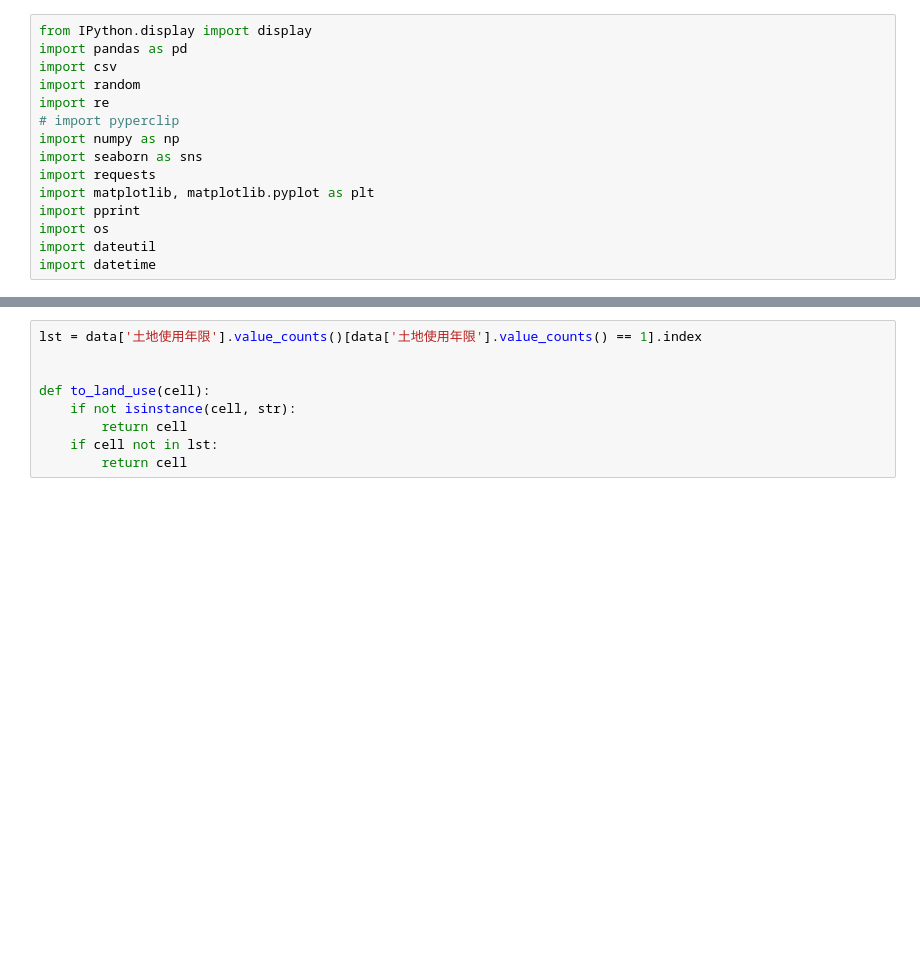
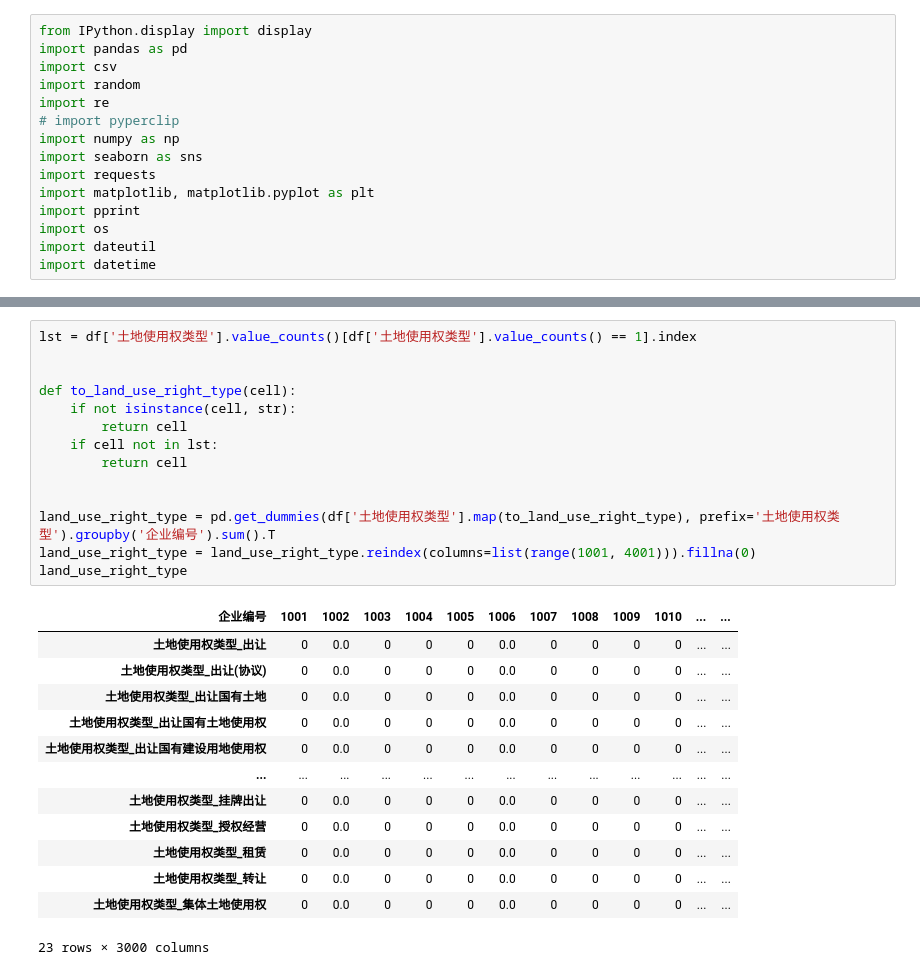
Before and after one commit to CourierKyn/isi-world-cup, a Jupyter notebook: 购地-市场交易-土地转让.ipynb, the cells around one changed output, grey strips where cells are left out. Cells and saved outputs as stored; diff of their text form; blank space fills up the shorter version.

```diff
--- a/购地-市场交易-土地转让.ipynb
+++ b/购地-市场交易-土地转让.ipynb
@@ -73,9 +76,28 @@ Name: 土地使用年限, Length: 78, dtype: int64
 # %%
-lst = data['土地使用年限'].value_counts()[data['土地使用年限'].value_counts() == 1].index
+lst = df['土地使用权类型'].value_counts()[df['土地使用权类型'].value_counts() == 1].index
 
 
-def to_land_use(cell):
+def to_land_use_right_type(cell):
     if not isinstance(cell, str):
         return cell
     if cell not in lst:
         return cell
+
+
+land_use_right_type = pd.get_dummies(df['土地使用权类型'].map(to_land_use_right_type), prefix='土地使用权类型').groupby('企业编号').sum().T
+land_use_right_type = land_use_right_type.reindex(columns=list(range(1001, 4001))).fillna(0)
+land_use_right_type
+# %% [output]
+| 企业编号 | 1001 | 1002 | 1003 | 1004 | 1005 | 1006 | 1007 | 1008 | 1009 | 1010 | ... | ... |
+| 土地使用权类型_出让 | 0 | 0.0 | 0 | 0 | 0 | 0.0 | 0 | 0 | 0 | 0 | ... | ... |
+| 土地使用权类型_出让(协议) | 0 | 0.0 | 0 | 0 | 0 | 0.0 | 0 | 0 | 0 | 0 | ... | ... |
+| 土地使用权类型_出让国有土地 | 0 | 0.0 | 0 | 0 | 0 | 0.0 | 0 | 0 | 0 | 0 | ... | ... |
+| 土地使用权类型_出让国有土地使用权 | 0 | 0.0 | 0 | 0 | 0 | 0.0 | 0 | 0 | 0 | 0 | ... | ... |
+| 土地使用权类型_出让国有建设用地使用权 | 0 | 0.0 | 0 | 0 | 0 | 0.0 | 0 | 0 | 0 | 0 | ... | ... |
+| ... | ... | ... | ... | ... | ... | ... | ... | ... | ... | ... | ... | ... |
+| 土地使用权类型_挂牌出让 | 0 | 0.0 | 0 | 0 | 0 | 0.0 | 0 | 0 | 0 | 0 | ... | ... |
+| 土地使用权类型_授权经营 | 0 | 0.0 | 0 | 0 | 0 | 0.0 | 0 | 0 | 0 | 0 | ... | ... |
+| 土地使用权类型_租赁 | 0 | 0.0 | 0 | 0 | 0 | 0.0 | 0 | 0 | 0 | 0 | ... | ... |
+| 土地使用权类型_转让 | 0 | 0.0 | 0 | 0 | 0 | 0.0 | 0 | 0 | 0 | 0 | ... | ... |
+| 土地使用权类型_集体土地使用权 | 0 | 0.0 | 0 | 0 | 0 | 0.0 | 0 | 0 | 0 | 0 | ... | ... |
+23 rows × 3000 columns
```
Also changed, not shown: parts of 10 cells of this notebook, 4 other files.
